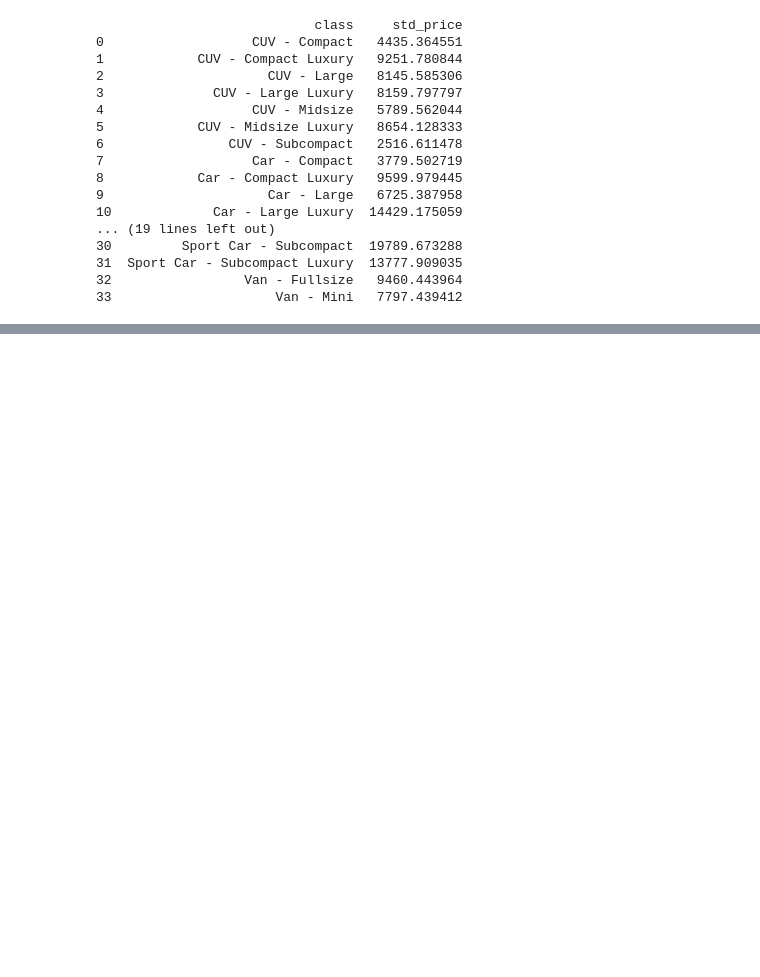
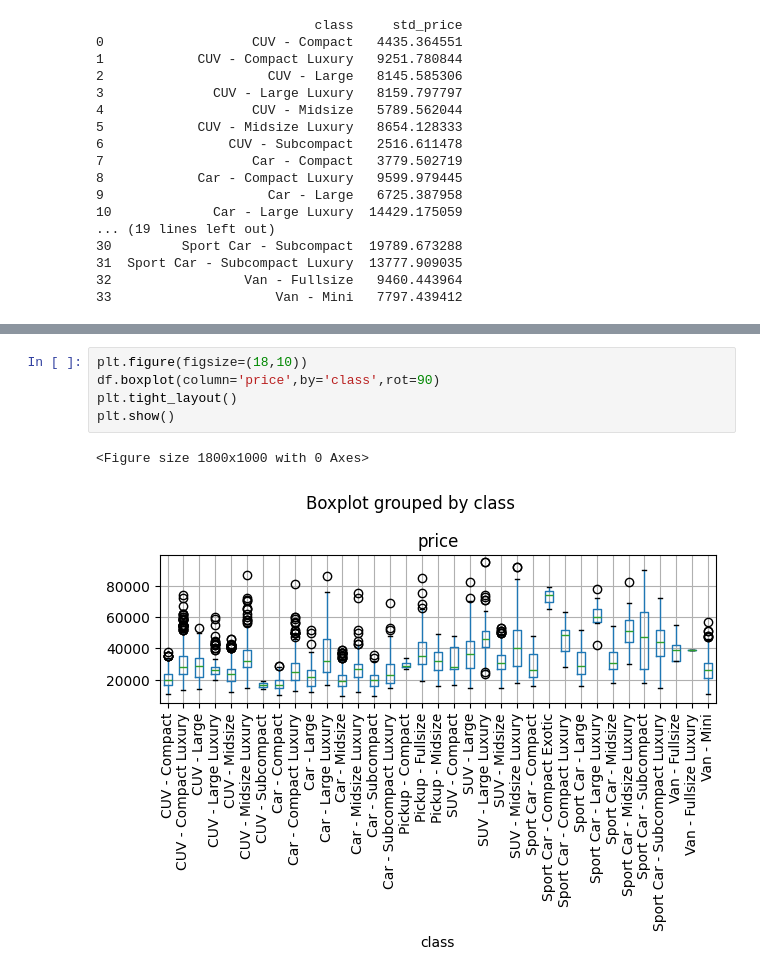
Before and after one commit to montage0921/CSE587-Project-UsedCarPricePrediction, a Jupyter notebook: mileage_car_class_vs_price.ipynb, the cells around one changed output, grey strips where cells are left out. Cells and saved outputs as stored; diff of their text form; blank space fills up the shorter version.

```diff
--- a/mileage_car_class_vs_price.ipynb
+++ b/mileage_car_class_vs_price.ipynb
@@ -266,3 +292,11 @@ plt.grid(True)
 plt.show()
 # %% [output]
 [figure]
+# %%
+plt.figure(figsize=(18,10))
+df.boxplot(column='price',by='class',rot=90)
+plt.tight_layout()
+plt.show()
+# %% [output]
+<Figure size 1800x1000 with 0 Axes>
+[figure, added]
```
Also changed, not shown: parts of 12 cells of this notebook.
